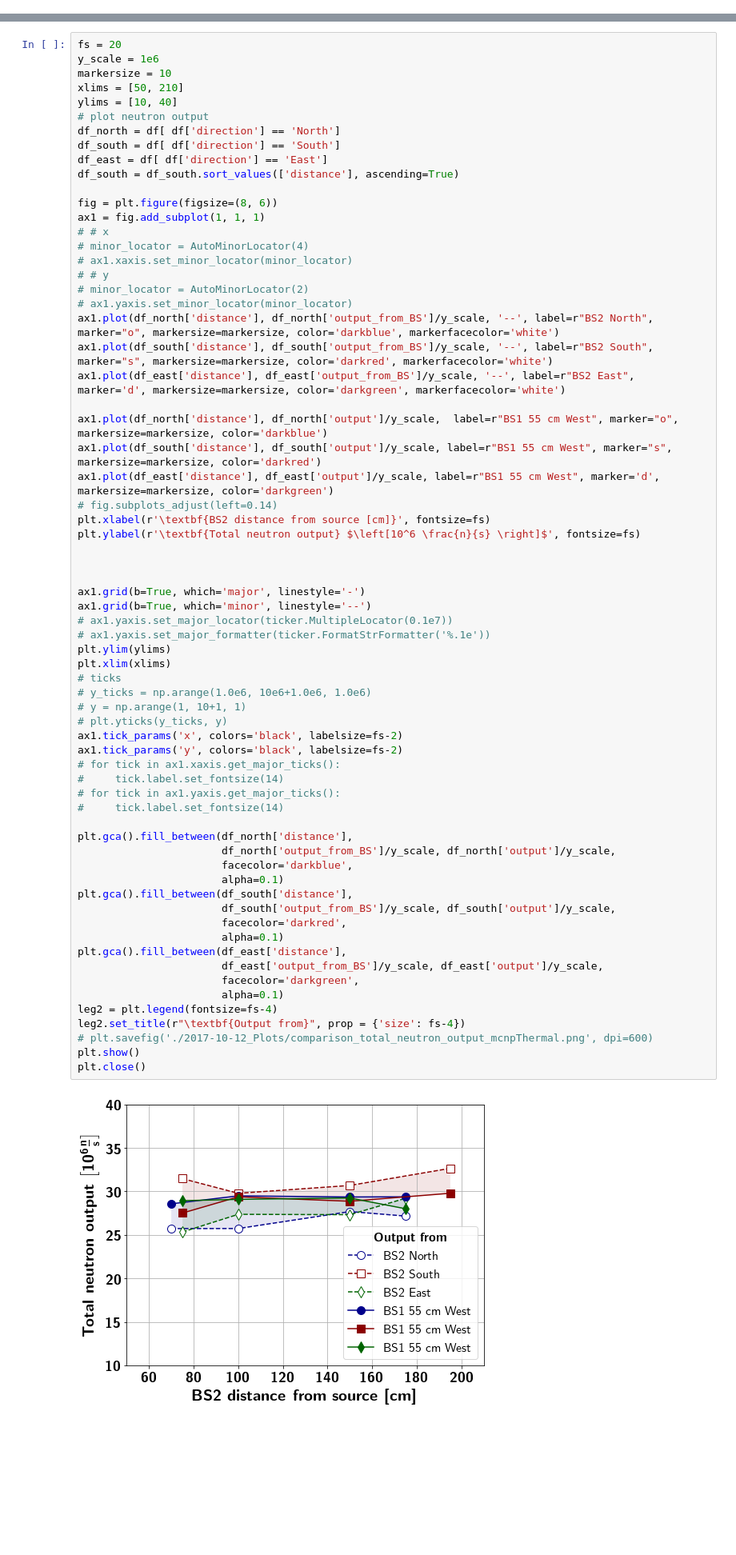
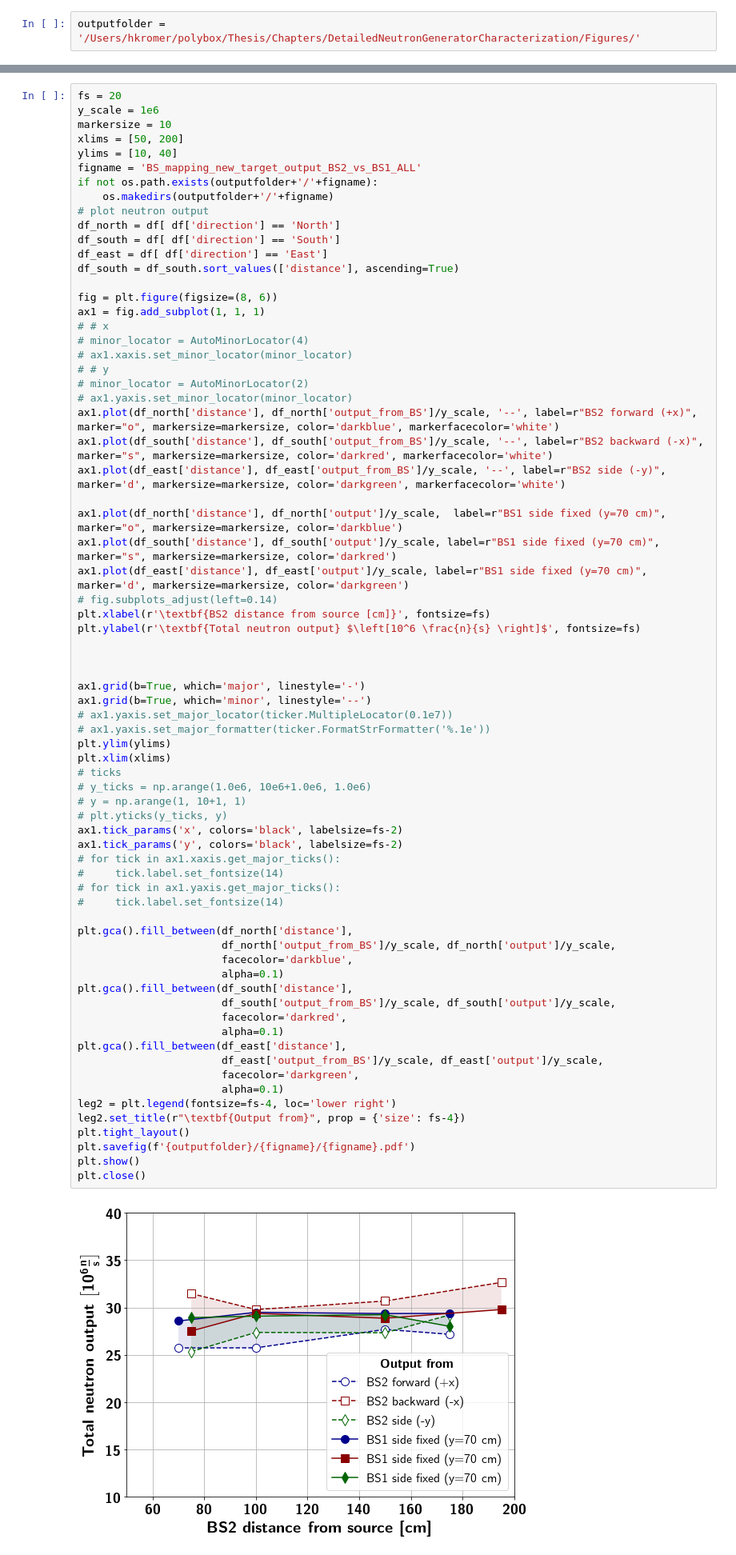
Before and after one commit to kromerh/phd_python, a Jupyter notebook: 09.BS_Mapping/01.NEW_TARGET.BS_mapping.new_target.ipynb, the cells around one changed output, grey strips where cells are left out. Shown at 80% size. Drawn from its saved outputs; the diff is of its cells as text; blank space fills up the shorter version.

```diff
--- a/09.BS_Mapping/01.NEW_TARGET.BS_mapping.new_target.ipynb
+++ b/09.BS_Mapping/01.NEW_TARGET.BS_mapping.new_target.ipynb
@@ -3,6 +3,8 @@
 
 - Code and data is in /Users/hkromer/02_PhD/02_Data/06.BS_Mapping/2017-12-21_BS_Mapping
 - Some report can already be found in /Users/hkromer/02_PhD/04_Publiations/04_Reports/05_BSMapping/2018-01-04_BS_Mapping.docx
+# %%
+outputfolder = '/Users/hkromer/polybox/Thesis/Chapters/DetailedNeutronGeneratorCharacterization/Figures/'
 # %%
 import time
 import matplotlib.pyplot as plt
@@ -285,8 +289,11 @@ df.head()
 fs = 20
 y_scale = 1e6
 markersize = 10
-xlims = [50, 210]
+xlims = [50, 200]
 ylims = [10, 40]
+figname = 'BS_mapping_new_target_output_BS2_vs_BS1_ALL'
+if not os.path.exists(outputfolder+'/'+figname):
+    os.makedirs(outputfolder+'/'+figname)
 # plot neutron output
 df_north = df[ df['direction'] == 'North']
 df_south = df[ df['direction'] == 'South']
@@ -301,13 +308,13 @@ ax1 = fig.add_subplot(1, 1, 1)
 # # y
 # minor_locator = AutoMinorLocator(2)
 # ax1.yaxis.set_minor_locator(minor_locator)
-ax1.plot(df_north['distance'], df_north['output_from_BS']/y_scale, '--', label=r"BS2 North", marker="o", markersize=markersize, color='darkblue', markerfacecolor='white')
-ax1.plot(df_south['distance'], df_south['output_from_BS']/y_scale, '--', label=r"BS2 South", marker="s", markersize=markersize, color='darkred', markerfacecolor='white')
-ax1.plot(df_east['distance'], df_east['output_from_BS']/y_scale, '--', label=r"BS2 East", marker='d', markersize=markersize, color='darkgreen', markerfacecolor='white')
+ax1.plot(df_north['distance'], df_north['output_from_BS']/y_scale, '--', label=r"BS2 forward (+x)", marker="o", markersize=markersize, color='darkblue', markerfacecolor='white')
+ax1.plot(df_south['distance'], df_south['output_from_BS']/y_scale, '--', label=r"BS2 backward (-x)", marker="s", markersize=markersize, color='darkred', markerfacecolor='white')
+ax1.plot(df_east['distance'], df_east['output_from_BS']/y_scale, '--', label=r"BS2 side (-y)", marker='d', markersize=markersize, color='darkgreen', markerfacecolor='white')
 
-ax1.plot(df_north['distance'], df_north['output']/y_scale,  label=r"BS1 55 cm West", marker="o", markersize=markersize, color='darkblue')
-ax1.plot(df_south['distance'], df_south['output']/y_scale, label=r"BS1 55 cm West", marker="s", markersize=markersize, color='darkred')
-ax1.plot(df_east['distance'], df_east['output']/y_scale, label=r"BS1 55 cm West", marker='d', markersize=markersize, color='darkgreen')
+ax1.plot(df_north['distance'], df_north['output']/y_scale,  label=r"BS1 side fixed (y=70 cm)", marker="o", markersize=markersize, color='darkblue')
+ax1.plot(df_south['distance'], df_south['output']/y_scale, label=r"BS1 side fixed (y=70 cm)", marker="s", markersize=markersize, color='darkred')
+ax1.plot(df_east['distance'], df_east['output']/y_scale, label=r"BS1 side fixed (y=70 cm)", marker='d', markersize=markersize, color='darkgreen')
 # fig.subplots_adjust(left=0.14)
 plt.xlabel(r'\textbf{BS2 distance from source [cm]}', fontsize=fs)
 plt.ylabel(r'\textbf{Total neutron output} $\left[10^6 \frac{n}{s} \right]$', fontsize=fs)
@@ -320,36 +327,37 @@ ax1.grid(b=True, which='minor', linestyle='--')
 # ax1.yaxis.set_major_formatter(ticker.FormatStrFormatter('%.1e'))
 plt.ylim(ylims)
 plt.xlim(xlims)
 # ticks
 # y_ticks = np.arange(1.0e6, 10e6+1.0e6, 1.0e6)
 # y = np.arange(1, 10+1, 1)
 # plt.yticks(y_ticks, y)
 ax1.tick_params('x', colors='black', labelsize=fs-2)
 ax1.tick_params('y', colors='black', labelsize=fs-2)
 # for tick in ax1.xaxis.get_major_ticks():
 #     tick.label.set_fontsize(14)
 # for tick in ax1.yaxis.get_major_ticks():
 #     tick.label.set_fontsize(14)
 
 plt.gca().fill_between(df_north['distance'],
                        df_north['output_from_BS']/y_scale, df_north['output']/y_scale,
                        facecolor='darkblue',
                        alpha=0.1)
 plt.gca().fill_between(df_south['distance'],
                        df_south['output_from_BS']/y_scale, df_south['output']/y_scale,
                        facecolor='darkred',
                        alpha=0.1)
 plt.gca().fill_between(df_east['distance'],
                        df_east['output_from_BS']/y_scale, df_east['output']/y_scale,
                        facecolor='darkgreen',
                        alpha=0.1)
-leg2 = plt.legend(fontsize=fs-4)
+leg2 = plt.legend(fontsize=fs-4, loc='lower right')
 leg2.set_title(r"\textbf{Output from}", prop = {'size': fs-4})
-# plt.savefig('./2017-10-12_Plots/comparison_total_neutron_output_mcnpThermal.png', dpi=600)
+plt.tight_layout()
+plt.savefig(f'{outputfolder}/{figname}/{figname}.pdf')
 plt.show()
 plt.close()
 # %% [output]
-[figure, old version]
+[figure, new version]
 # %% [markdown]
 ### North plot
 # %%
```
Also changed, not shown: parts of 5 cells of this notebook.
